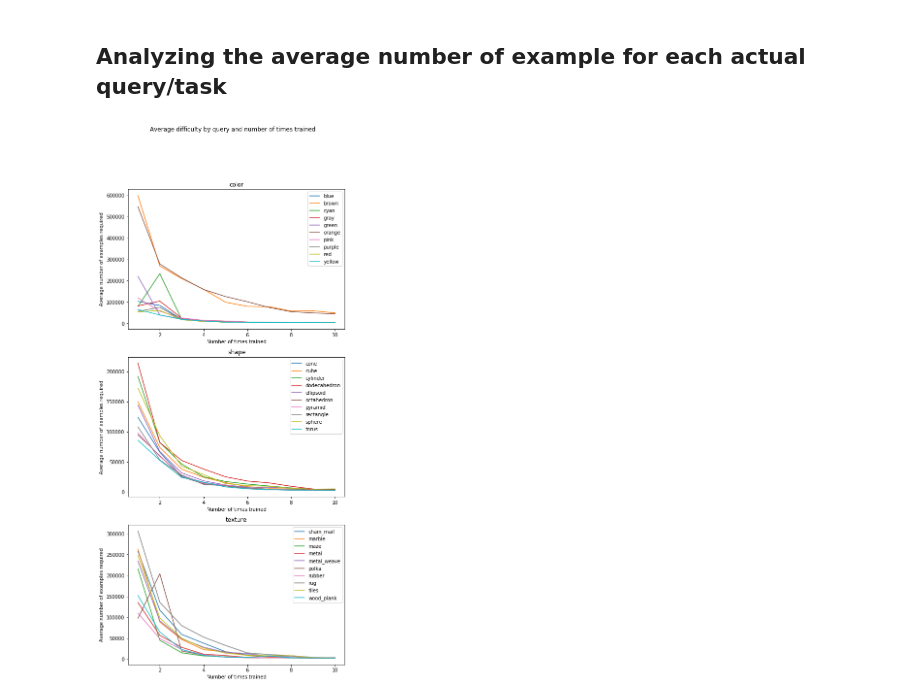
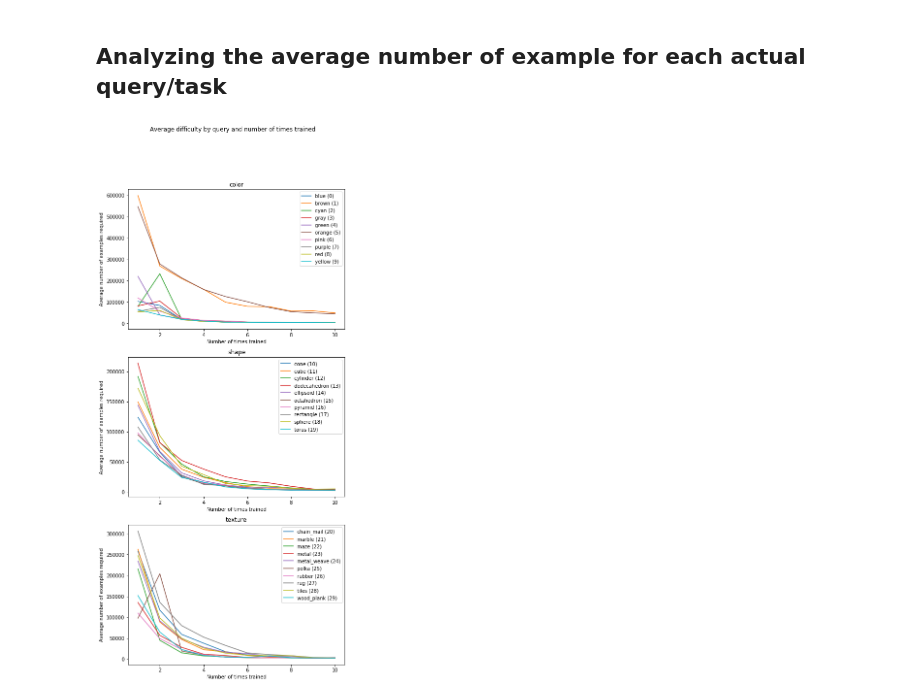
Before and after one commit to guydav/deep-learning-projects, a Jupyter notebook: notebooks/Meta_Learning_Baseline_Data_Analysis.ipynb, the cells around one changed output. Drawn from its saved outputs; the diff is of its cells as text; code cells hidden in the pictures.

```diff
--- a/notebooks/Meta_Learning_Baseline_Data_Analysis.ipynb
+++ b/notebooks/Meta_Learning_Baseline_Data_Analysis.ipynb
@@ -453,21 +453,21 @@ dimension_names = ['color', 'shape', 'texture']
 # %%
 plt.figure(figsize=(8, 18))
 
 plt.suptitle('Average difficulty by query and number of times trained')
 
 for i in range(3):
     ax = plt.subplot(3, 1, i + 1)
     x_values = range(1, 11)
 
     for query_id in range(i * 10, (i + 1) * 10):
-        ax.plot(x_values, query_difficulty[query_id,:], label=query_names[query_id])
+        ax.plot(x_values, query_difficulty[query_id,:], label=f'{query_names[query_id]} ({query_id})')
 
     ax.set_title(dimension_names[i])
     ax.set_xlabel('Number of times trained')
     ax.set_ylabel('Average number of examples required')
     ax.legend(loc='best')
 
 
 plt.show()
 # %% [output]
-[figure, old version]
+[figure, new version]
```
Also changed, not shown: 1 other file.
